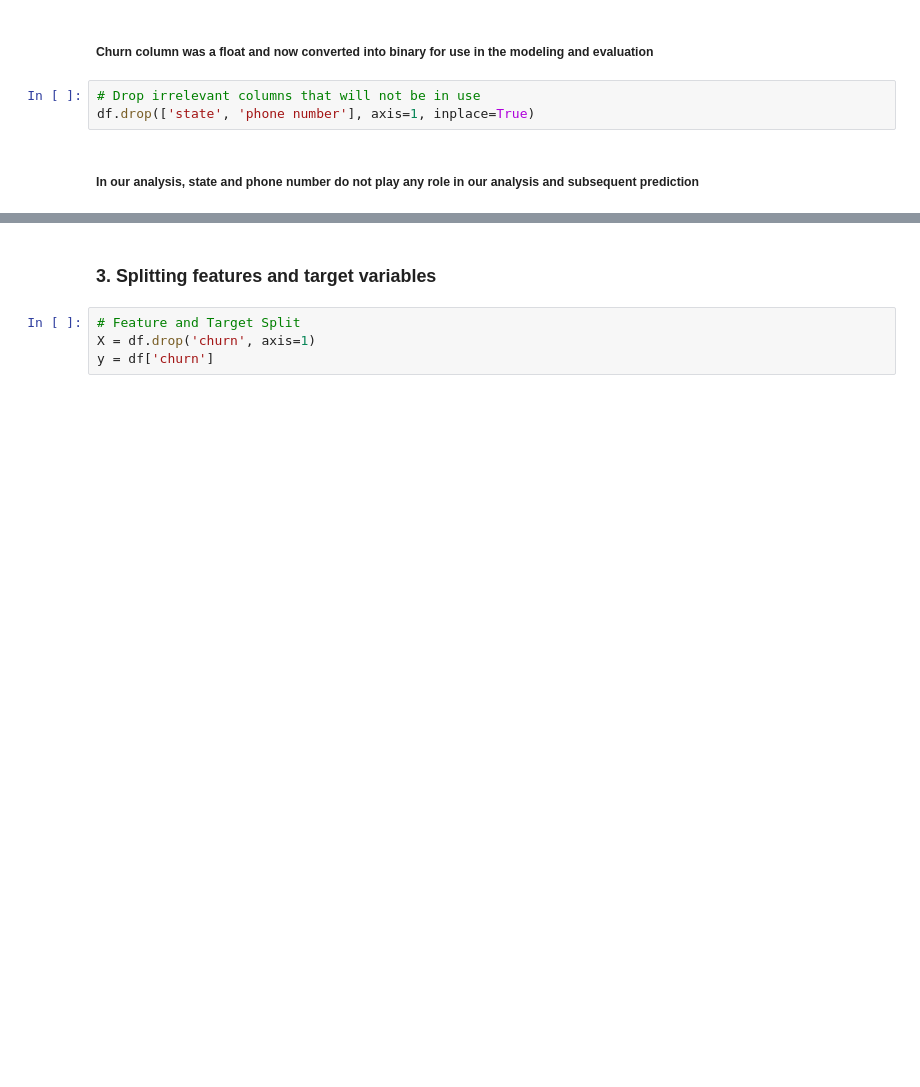
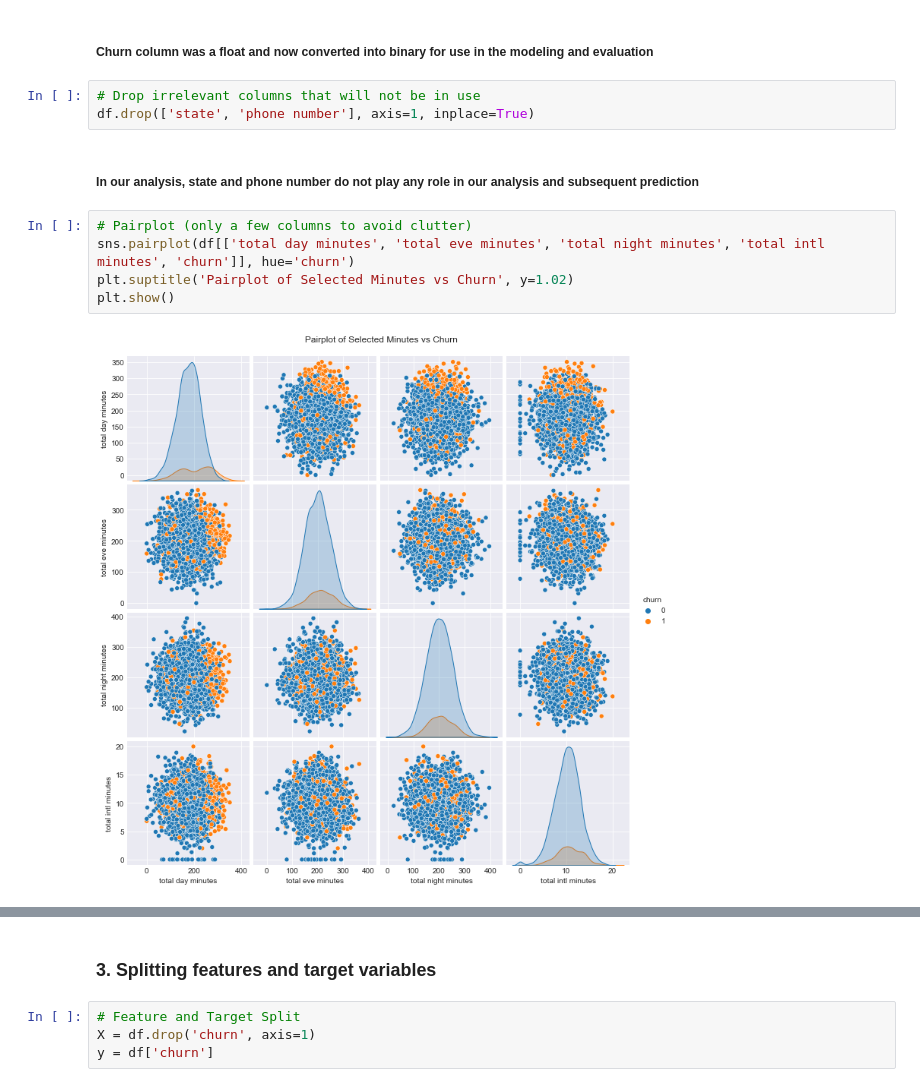
Before and after one commit to MercyBarminga/Project_Phase-3, a Jupyter notebook: Project_Phase.ipynb, the cells around one changed output, grey strips where cells are left out. Saved outputs shown, nothing was run; the diff lists cells and outputs as text; blank space fills up the shorter version.

Commit message:
visualize data box plots, pair plots

```diff
--- a/Project_Phase.ipynb
+++ b/Project_Phase.ipynb
@@ -178,3 +179,10 @@ Name: churn, Length: 3333, dtype: int32
 df.drop(['state', 'phone number'], axis=1, inplace=True)
 # %% [markdown]
 ##### In our analysis, state and phone number do not play any role in our analysis and subsequent prediction
+# %%
+# Pairplot (only a few columns to avoid clutter)
+sns.pairplot(df[['total day minutes', 'total eve minutes', 'total night minutes', 'total intl minutes', 'churn']], hue='churn')
+plt.suptitle('Pairplot of Selected Minutes vs Churn', y=1.02)
+plt.show()
+# %% [output]
+[figure, added]
```
Also changed, not shown: parts of 3 cells of this notebook.
